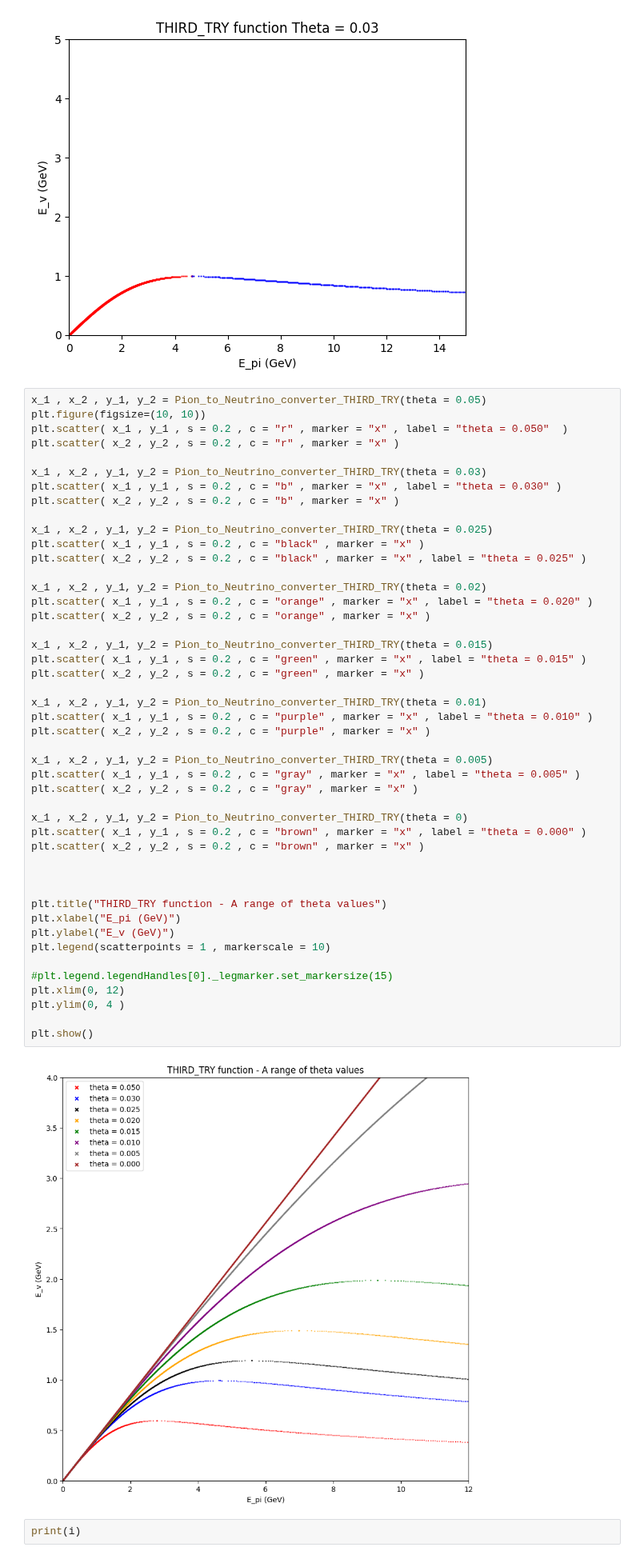
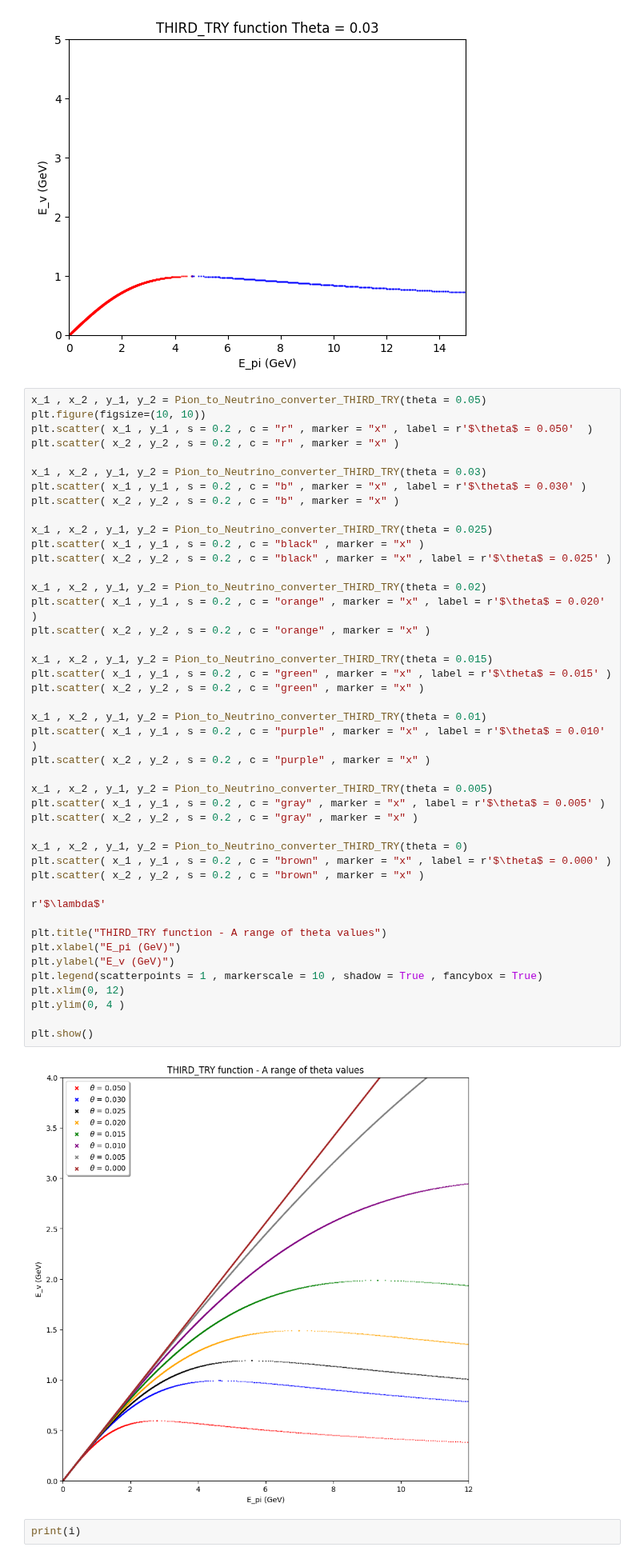
Before and after one commit to MrD0balina/Fourth-Year-Project---Neutrino-Oscillations, a Jupyter notebook: Defining_The_Plotting_Functions.ipynb, the cells around one changed output. Shown at 80% size. Drawn from its saved outputs; the diff is of its cells as text.

```diff
--- a/Defining_The_Plotting_Functions.ipynb
+++ b/Defining_The_Plotting_Functions.ipynb
@@ -506,51 +506,49 @@ plt.ylim(0, 5 )
 # %%
 x_1 , x_2 , y_1, y_2 = Pion_to_Neutrino_converter_THIRD_TRY(theta = 0.05)
 plt.figure(figsize=(10, 10))
-plt.scatter( x_1 , y_1 , s = 0.2 , c = "r" , marker = "x" , label = "theta = 0.050"  )
+plt.scatter( x_1 , y_1 , s = 0.2 , c = "r" , marker = "x" , label = r'$\theta$ = 0.050'  )
 plt.scatter( x_2 , y_2 , s = 0.2 , c = "r" , marker = "x" )
 
 x_1 , x_2 , y_1, y_2 = Pion_to_Neutrino_converter_THIRD_TRY(theta = 0.03)
-plt.scatter( x_1 , y_1 , s = 0.2 , c = "b" , marker = "x" , label = "theta = 0.030" )
+plt.scatter( x_1 , y_1 , s = 0.2 , c = "b" , marker = "x" , label = r'$\theta$ = 0.030' )
 plt.scatter( x_2 , y_2 , s = 0.2 , c = "b" , marker = "x" )
 
 x_1 , x_2 , y_1, y_2 = Pion_to_Neutrino_converter_THIRD_TRY(theta = 0.025)
 plt.scatter( x_1 , y_1 , s = 0.2 , c = "black" , marker = "x" )
-plt.scatter( x_2 , y_2 , s = 0.2 , c = "black" , marker = "x" , label = "theta = 0.025" )
+plt.scatter( x_2 , y_2 , s = 0.2 , c = "black" , marker = "x" , label = r'$\theta$ = 0.025' )
 
 x_1 , x_2 , y_1, y_2 = Pion_to_Neutrino_converter_THIRD_TRY(theta = 0.02)
-plt.scatter( x_1 , y_1 , s = 0.2 , c = "orange" , marker = "x" , label = "theta = 0.020" )
+plt.scatter( x_1 , y_1 , s = 0.2 , c = "orange" , marker = "x" , label = r'$\theta$ = 0.020' )
 plt.scatter( x_2 , y_2 , s = 0.2 , c = "orange" , marker = "x" )
 
 x_1 , x_2 , y_1, y_2 = Pion_to_Neutrino_converter_THIRD_TRY(theta = 0.015)
-plt.scatter( x_1 , y_1 , s = 0.2 , c = "green" , marker = "x" , label = "theta = 0.015" )
+plt.scatter( x_1 , y_1 , s = 0.2 , c = "green" , marker = "x" , label = r'$\theta$ = 0.015' )
 plt.scatter( x_2 , y_2 , s = 0.2 , c = "green" , marker = "x" )
 
 x_1 , x_2 , y_1, y_2 = Pion_to_Neutrino_converter_THIRD_TRY(theta = 0.01)
-plt.scatter( x_1 , y_1 , s = 0.2 , c = "purple" , marker = "x" , label = "theta = 0.010" )
+plt.scatter( x_1 , y_1 , s = 0.2 , c = "purple" , marker = "x" , label = r'$\theta$ = 0.010' )
 plt.scatter( x_2 , y_2 , s = 0.2 , c = "purple" , marker = "x" )
 
 x_1 , x_2 , y_1, y_2 = Pion_to_Neutrino_converter_THIRD_TRY(theta = 0.005)
-plt.scatter( x_1 , y_1 , s = 0.2 , c = "gray" , marker = "x" , label = "theta = 0.005" )
+plt.scatter( x_1 , y_1 , s = 0.2 , c = "gray" , marker = "x" , label = r'$\theta$ = 0.005' )
 plt.scatter( x_2 , y_2 , s = 0.2 , c = "gray" , marker = "x" )
 
 x_1 , x_2 , y_1, y_2 = Pion_to_Neutrino_converter_THIRD_TRY(theta = 0)
-plt.scatter( x_1 , y_1 , s = 0.2 , c = "brown" , marker = "x" , label = "theta = 0.000" )
+plt.scatter( x_1 , y_1 , s = 0.2 , c = "brown" , marker = "x" , label = r'$\theta$ = 0.000' )
 plt.scatter( x_2 , y_2 , s = 0.2 , c = "brown" , marker = "x" )
 
-
+r'$\lambda$'
 
 plt.title("THIRD_TRY function - A range of theta values")
 plt.xlabel("E_pi (GeV)")
 plt.ylabel("E_v (GeV)")
-plt.legend(scatterpoints = 1 , markerscale = 10)
-
-#plt.legend.legendHandles[0]._legmarker.set_markersize(15)
+plt.legend(scatterpoints = 1 , markerscale = 10 , shadow = True , fancybox = True)
 plt.xlim(0, 12)
 plt.ylim(0, 4 )
 
 plt.show()
 # %% [output]
-[figure, old version]
+[figure, new version]
 # %%
 print(i)
 # %% [output]
```
